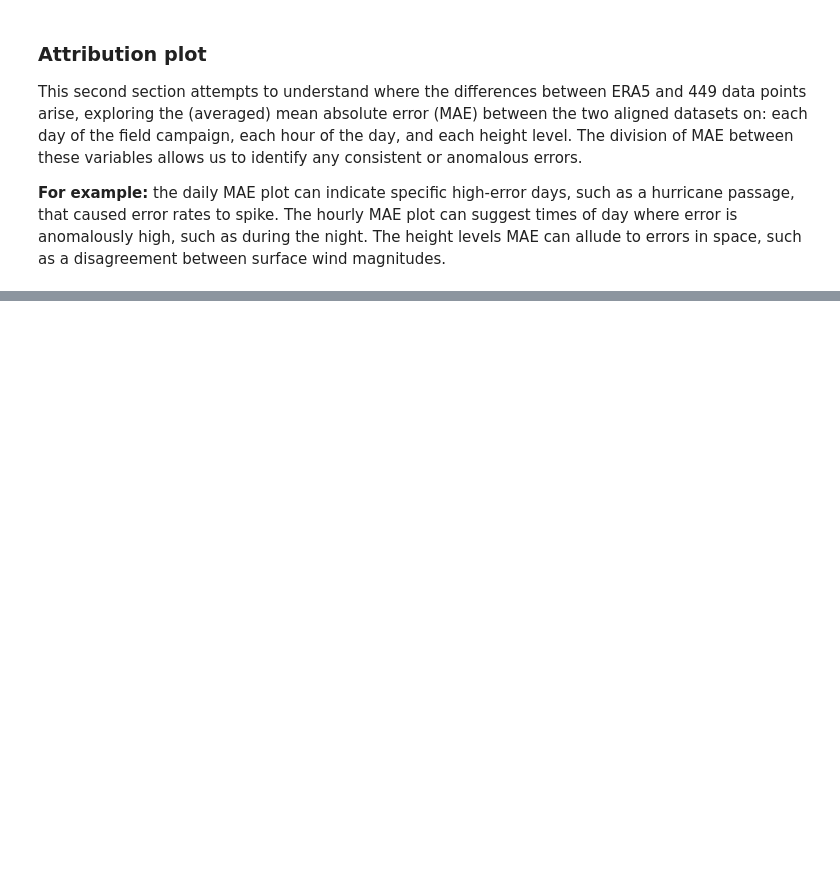
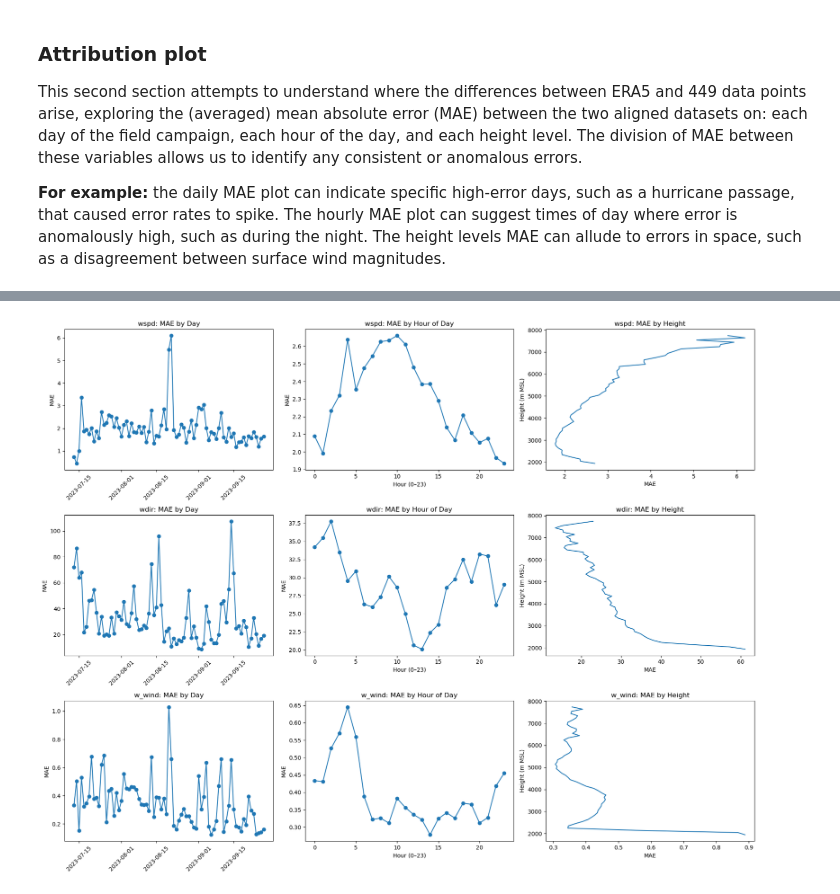
Before and after one commit to myasea8/gdex_eol, a Jupyter notebook: 02_data-comparison.ipynb, the cells around one changed output, grey strips where cells are left out. Cells and saved outputs as stored; diff of their text form; code cells hidden in the pictures; blank space fills up the shorter version.

Commit message:
Cleaning plotting code and interpretations

```diff
--- a/02_data-comparison.ipynb
+++ b/02_data-comparison.ipynb
@@ -27,8 +27,8 @@ import pandas as pd
 # %%
 lustre_scratch = "/lustre/desc1/scratch/myasears"
 # %%
-era5_zarr = xr.open_zarr(f"{lustre_scratch}/2023_M2HATS/era5_M2HATS_ISS1_heights.zarr")
-prof449Mhz_zarr = xr.open_zarr(f"{lustre_scratch}/2023_M2HATS/prof449_M2HATS_ISS1_winds30.zarr")
+era5_zarr = xr.open_zarr(f"{lustre_scratch}/2023_M2HATS/era5_M2HATS_heights.zarr")
+prof449Mhz_zarr = xr.open_zarr(f"{lustre_scratch}/2023_M2HATS/prof449_M2HATS_winds30.zarr")
 # %% [markdown]
 ---
 # %% [markdown]
@@ -103,19 +104,3 @@ Both the shape of the w winds plot and its associated R^2 values indicate signif
 This second section attempts to understand where the differences between ERA5 and 449 data points arise, exploring the (averaged) mean absolute error (MAE) between the two aligned datasets on: each day of the field campaign, each hour of the day, and each height level. The division of MAE between these variables allows us to identify any consistent or anomalous errors.
 
 **For example:** the daily MAE plot can indicate specific high-error days, such as a hurricane passage, that caused error rates to spike. The hourly MAE plot can suggest times of day where error is anomalously high, such as during the night. The height levels MAE can allude to errors in space, such as a disagreement between surface wind magnitudes.
-# %%
-# Can delete this once included in the zarr
-import metpy.calc as mpcalc
-from metpy.units import units
-
-u = era5_zarr["u_wind"].data * units("m/s")
-v = era5_zarr["v_wind"].data * units("m/s")
-
-u_ = u.compute()
-v_ = v.compute()
-
-wspd = mpcalc.wind_speed(u, v).m
-wdir = mpcalc.wind_direction(u_, v_, convention="from").m
-
-era5_zarr["wspd"] = (("time", "height_msl"), wspd)
-era5_zarr["wdir"] = (("time", "height_msl"), wdir)
@@ -177,0 +107,52 @@ for var in vars_to_compare:
+# %%
+vars_to_compare = ["wspd", "wdir", "w_wind"]
+fig, axes = plt.subplots(nrows=3, ncols=3, figsize=(18, 14))
+
+for row, var in enumerate(vars_to_compare):
+
+    # Extract variable arrays
+    prof449 = prof449Mhz_zarr[var].values
+    era5    = era5_zarr[var].values
+    time    = prof449Mhz_zarr["time"].values
+    height  = prof449Mhz_zarr["height_msl"].values
+
+    # Calculate absolute error
+    error = np.abs(prof449 - era5)
+
+    # --- Daily MAE ---
+    df_daily = pd.DataFrame({
+        "time": np.repeat(time, len(height)),
+        "error": error.reshape(len(time) * len(height))})
+
+    df_daily["day"] = pd.to_datetime(df_daily["time"]).dt.date
+    mae_daily = df_daily.groupby("day")["error"].mean()
+
+    # --- Hourly MAE ---
+    df_daily["hour"] = pd.to_datetime(df_daily["time"]).dt.hour
+    mae_hourly = df_daily.groupby("hour")["error"].mean()
+
+    # --- Height MAE ---
+    mae_height = np.nanmean(error, axis=0)
+
+    # Plot the comparisons
+    ax = axes[row, 0]
+    ax.plot(mae_daily.index, mae_daily.values, marker="o")
+    ax.set_title(f"{var}: MAE by Day")
+    ax.set_ylabel("MAE")
+    ax.tick_params(axis="x", rotation=45)
+
+    ax = axes[row, 1]
+    ax.plot(mae_hourly.index, mae_hourly.values, marker="o")
+    ax.set_title(f"{var}: MAE by Hour of Day")
+    ax.set_xlabel("Hour (0–23)")
+    ax.set_ylabel("MAE")
+
+    ax = axes[row, 2]
+    ax.plot(mae_height, height)
+    ax.set_title(f"{var}: MAE by Height")
+    ax.set_xlabel("MAE")
+    ax.set_ylabel("Height (m MSL)")
+
+plt.tight_layout()
+plt.show()
+# %% [output]
@@ -178 +210,2 @@ for var in vars_to_compare:
+[figure, added]
 # %% [markdown]
```
Also changed, not shown: parts of 5 cells of this notebook.
